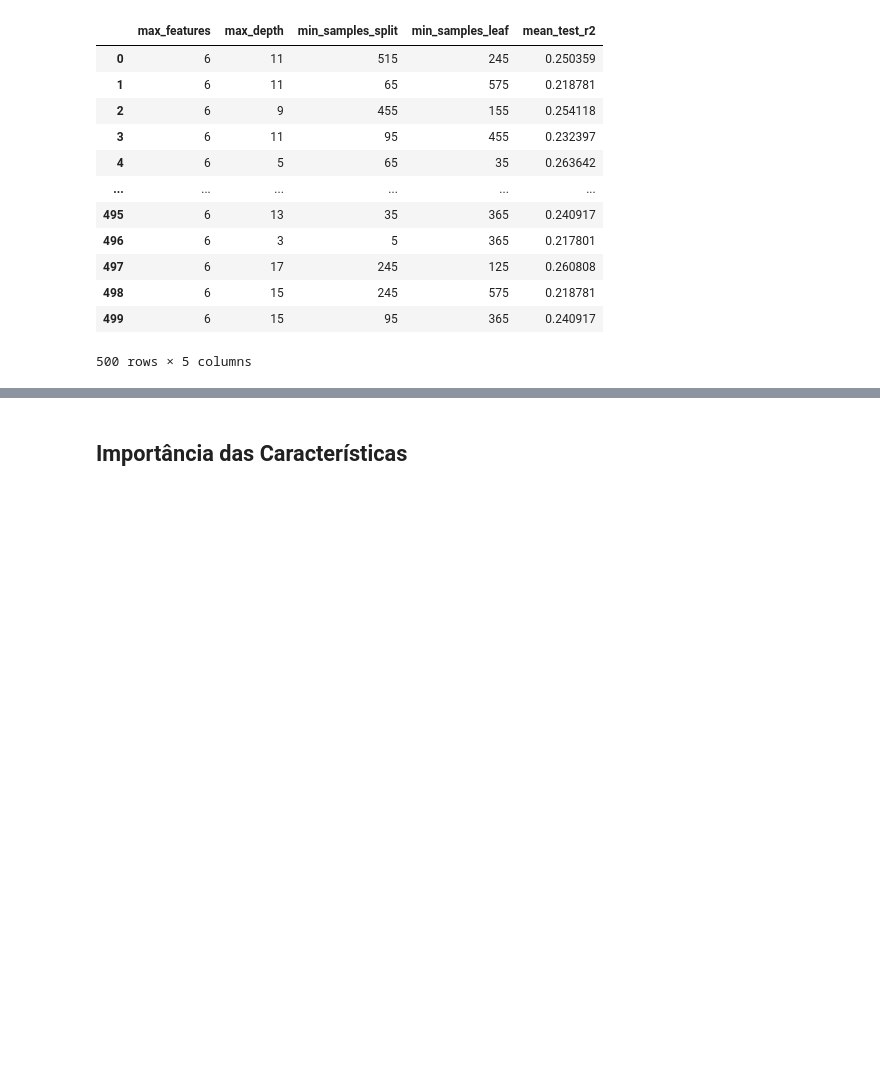
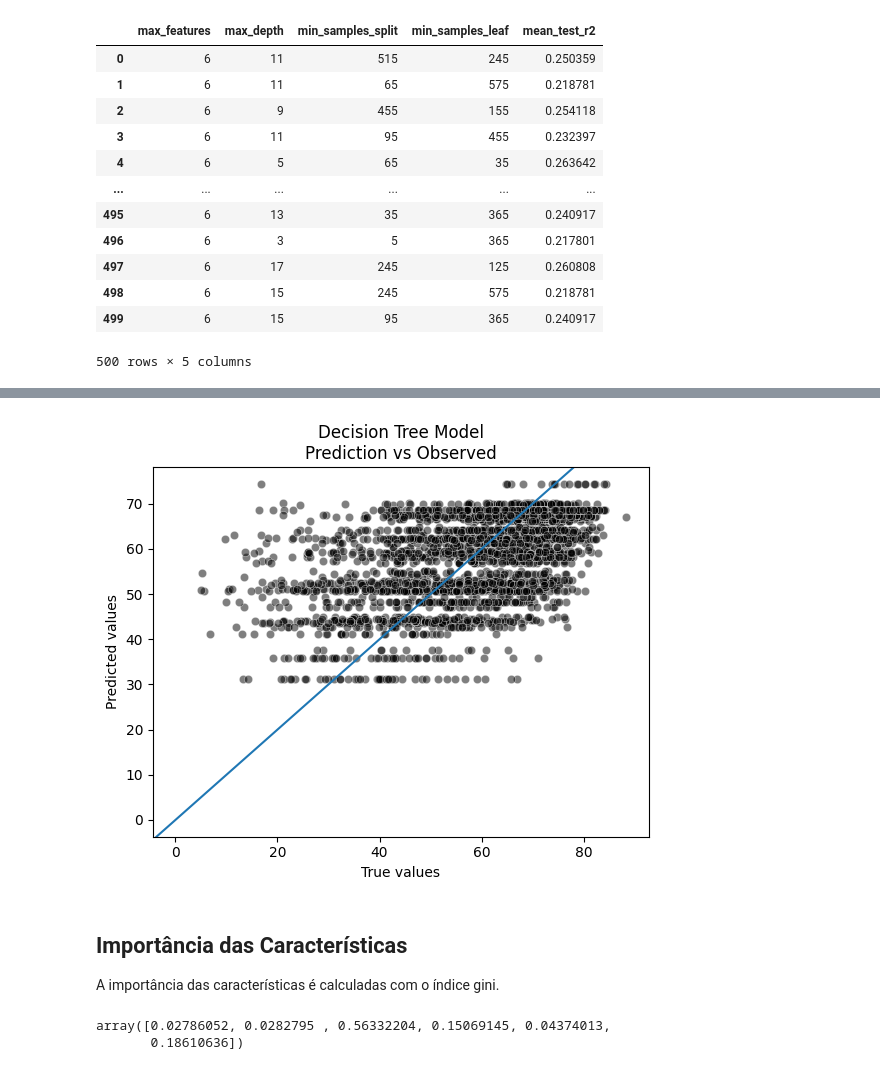
Before and after one commit to iangalvao/TCC_Image_Quality_Assesment, a Jupyter notebook: notebooks/4 - Analise da Busca nos Híper-Parâmetros.ipynb, the cells around one changed output, grey strips where cells are left out. Saved outputs shown, nothing was run; the diff lists cells and outputs as text; code cells hidden in the pictures; blank space fills up the shorter version.

```diff
--- a/notebooks/4 - Analise da Busca nos Híper-Parâmetros.ipynb
+++ b/notebooks/4 - Analise da Busca nos Híper-Parâmetros.ipynb
@@ -299,2 +182,33 @@ plt.show
+# %%
+def read_data(url):
+    return pd.read_csv(os.path.abspath(url))
+# %%
+df = read_data("../extracao/datanov2.csv")
+# %%
+def getXy(df):
+    r_state = 15
+    df = shuffle(df, random_state=r_state)
+    X = df.iloc[:,:-1]
+    y = df.iloc[:,-1]
+    return X, y
+r_state = 12
+X, y = getXy(df)
+X_train, X_test, y_train, y_val = train_test_split(
+    X, y, test_size=0.3, random_state=10
+)
+# %%
+predicted_actual = {
+    "True values": y_val, "Predicted values": model.predict(X_test)}
+predicted_actual = pd.DataFrame(predicted_actual)
+
+sns.scatterplot(data=predicted_actual,
+                x="True values", y="Predicted values",
+                color="black", alpha=0.5)
+plt.axline((0, 0), slope=1, label="Perfect fit")
+a_ = plt.title("Decision Tree Model\nPrediction vs Observed")
+# %% [output]
+[figure, added]
 # %% [markdown]
 ## Importância das Características <a class="anchor" id="featureimportance"></a>
+
+A importância das características é calculadas com o índice gini.
@@ -306,0 +215,5 @@ gsCV.best_params_
+# %%
+model.feature_importances_
+# %% [output]
+array([0.02786052, 0.0282795 , 0.56332204, 0.15069145, 0.04374013,
+       0.18610636])
```
Also changed, not shown: parts of 27 cells of this notebook, 3 other files.
